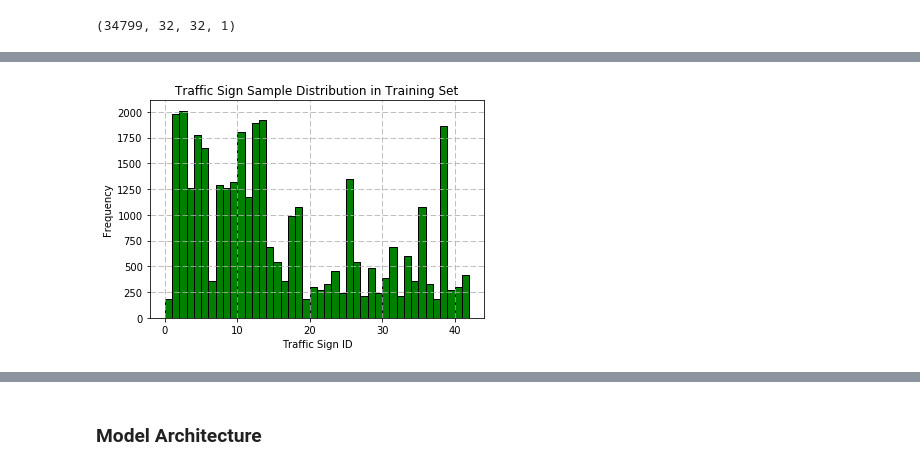
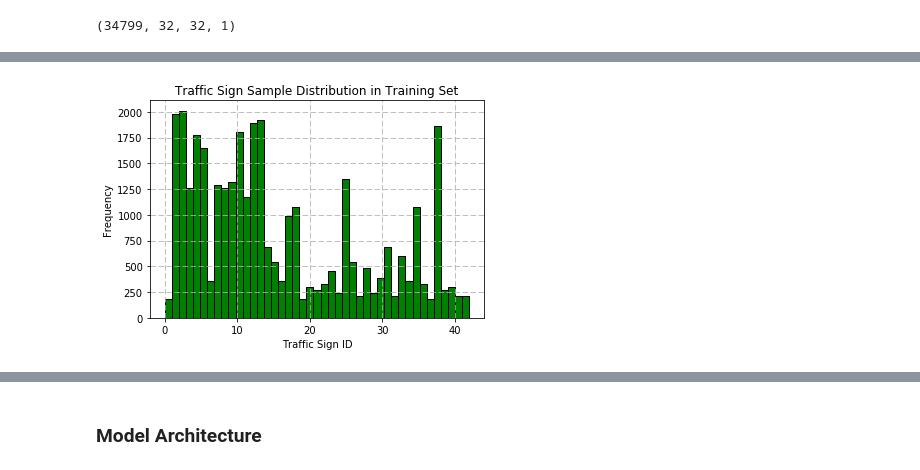
Before and after one commit to mscwu/udacity_traffic_sign_classification, a Jupyter notebook: Traffic_Sign_Classifier.ipynb, the cells around one changed output, grey strips where cells are left out. Saved outputs shown, nothing was run; the diff lists cells and outputs as text; code cells hidden in the pictures.

```diff
--- a/Traffic_Sign_Classifier.ipynb
+++ b/Traffic_Sign_Classifier.ipynb
@@ -350,11 +357,11 @@ Data set is augmented by  16891  distorted images
 # %%
-plt.hist(y_train, n_classes-1, fc='g', ec='k')
+plt.hist(y_train, n_classes, fc='g', ec='k')
 plt.xlabel('Traffic Sign ID')
 plt.ylabel('Frequency')
 plt.title('Traffic Sign Sample Distribution in Training Set')
 plt.grid(linestyle='--')
 # %% [output]
-[figure, old version]
+[figure, new version]
 # %%
 X_train = np.concatenate((X_train, image_container), axis = 0)
 y_train = np.append(y_train, label_container)
```
Also changed, not shown: parts of 30 cells of this notebook, 9 other files.
